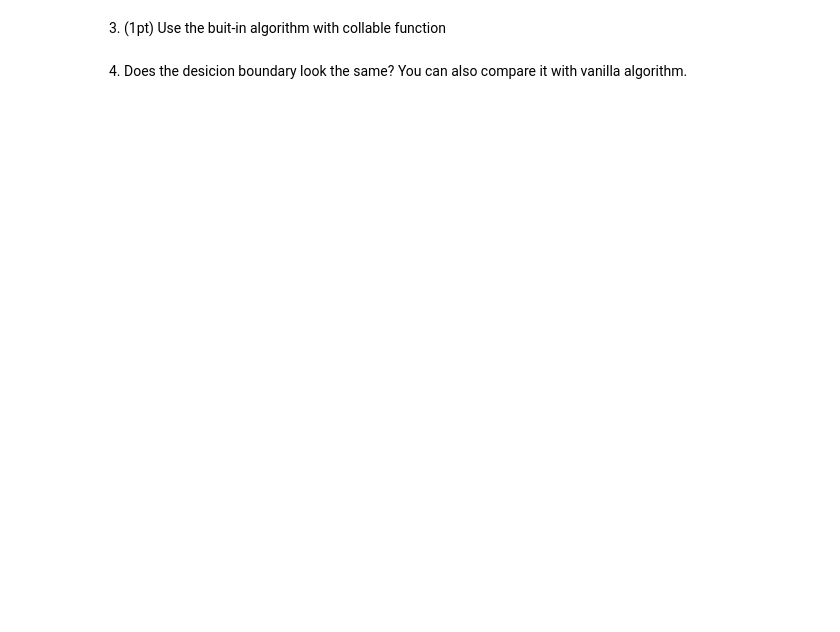
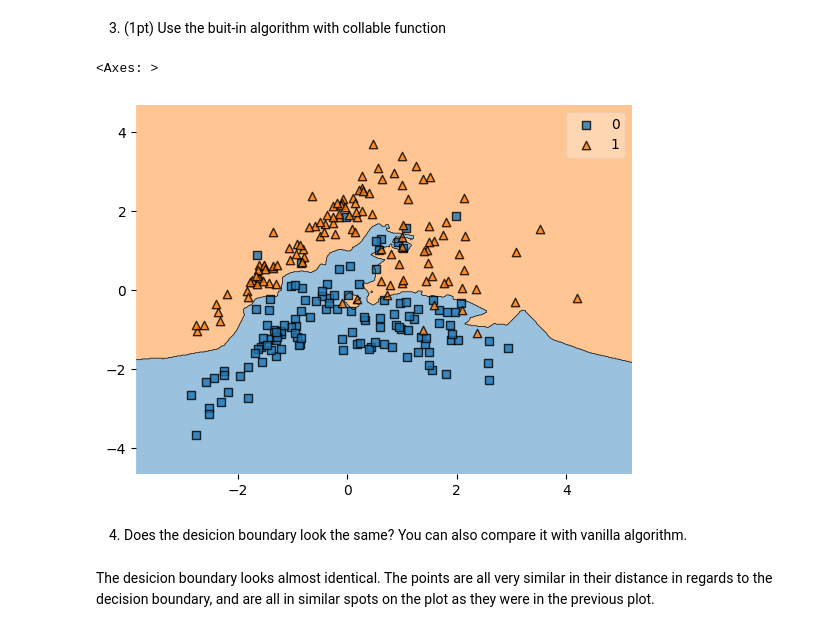
Before and after one commit to ansleyo/RIT_ML, a Jupyter notebook: 2025_spring/Week01_KNN/HW1.ipynb, the cells around one changed output. Drawn from its saved outputs; the diff is of its cells as text; code cells hidden in the pictures; blank space fills up the shorter version.

```diff
--- a/2025_spring/Week01_KNN/HW1.ipynb
+++ b/2025_spring/Week01_KNN/HW1.ipynb
@@ -253,11 +256,31 @@ class kNNClassifier_w:
     X np array (n_samples, n_features)
     returns distances between each test sampla and each train sample: np array (n_test_samples, n_train_samples)
     """
-    #thake the best from Part I
+    num_test = X.shape[0]
+    num_train = self.train_X.shape[0]
+    distances = np.zeros((num_test, num_train))
+
+    for i in range(num_test):
+        distances[i, :] = np.sum(np.abs(X[i, :] - self.train_X), axis=1)  # Manhattan distance
+
+    return distances
 
   def predict_labels(self, distances):
     labels = np.zeros(len(distances))
-    #your code here
+
+    for i in range(len(distances)):
+        k_nearest_indices = np.argsort(distances[i])[:self.k]  # Get indices of k nearest neighbors
+        k_nearest_labels = self.train_y[k_nearest_indices]  # Get labels of k nearest neighbors
+
+        # Calculate weighted scores for each class
+        unique_classes = np.unique(k_nearest_labels)
+        scores = {}
+        for cls in unique_classes:
+            weights = 1 / (1 + distances[i][k_nearest_indices][k_nearest_labels == cls])  # Weights for each neighbor
+            scores[cls] = np.sum(weights)  # Sum weights for the class
+
+        # Predict the class with the highest score
+        labels[i] = max(scores, key=scores.get)
 
     return labels
 # %% [markdown]
@@ -273,5 +299,14 @@ plot_decision_regions(X_train,y_train,clf_w)
 # %%
 def func(d):
   return 1/(1+d)
+# %%
+clf_weighted = KNeighborsClassifier(n_neighbors=3, weights=func)
+clf_weighted.fit(X_train, y_train)
+plot_decision_regions(X_train, y_train, clf_weighted)
+# %% [output]
+<Axes: >
+[figure, added]
 # %% [markdown]
 4. Does the desicion boundary look the same? You can also compare it with vanilla algorithm.
+# %% [markdown]
+The desicion boundary looks almost identical. The points are all very similar in their distance in regards to the decision boundary, and are all in similar spots on the plot as they were in the previous plot.
```
Also changed, not shown: parts of 4 cells of this notebook.
